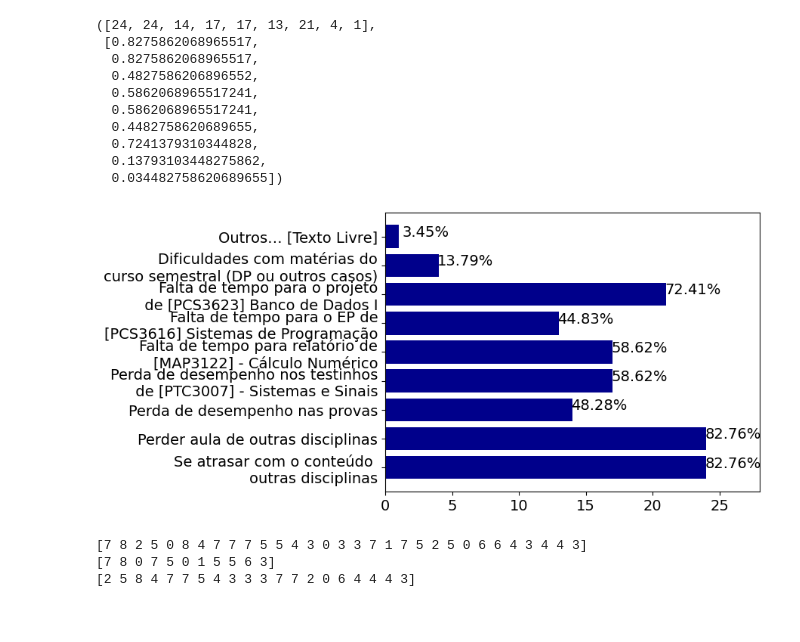
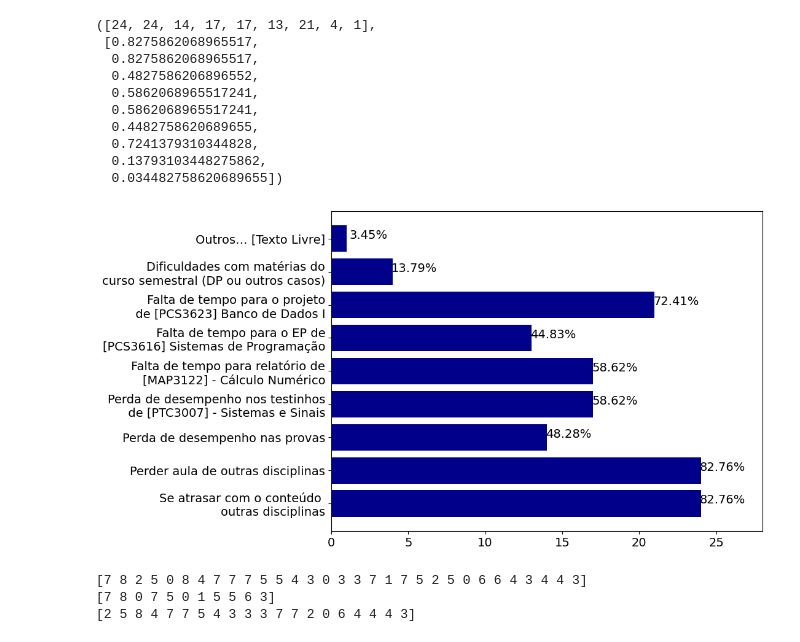
Before and after one commit to henriqueedu2001/pcs3635-health-research-data-analysis, a Jupyter notebook: analisys.ipynb, the cells around one changed output. Cells and saved outputs as stored; diff of their text form; code cells hidden in the pictures.

```diff
--- a/analisys.ipynb
+++ b/analisys.ipynb
@@ -1457,40 +1572,43 @@ PS_8_counting, PS_8_frequency
   0.034482758620689655])
 # %%
 # plotting PA_8 (general)
-fig, axs = plt.subplots()
+fig, axs = plt.subplots(figsize=(8, 6))
+
+# plt.rcParams.update({'font.size': 10})
+plt.tight_layout()
 
 PA_8_categories = [
     'Se atrasar com o conteúdo \noutras disciplinas',
     'Perder aula de outras disciplinas',
     'Perda de desempenho nas provas',
     'Perda de desempenho nos testinhos\n de [PTC3007] - Sistemas e Sinais',
     'Falta de tempo para relatório de\n[MAP3122] - Cálculo Numérico',
     'Falta de tempo para o EP de\n[PCS3616] Sistemas de Programação',
     'Falta de tempo para o projeto\n de [PCS3623] Banco de Dados I',
     'Dificuldades com matérias do\ncurso semestral (DP ou outros casos)',
     'Outros… [Texto Livre]'
 ]
 
 axs.barh(PA_8_categories, PS_8_counting, color=fig_default_color)
 axs.set_xlim(0, 28)
 
 # text in the right of the bars
 for i in range(9):
-    x = PS_8_counting[i] + right_bar_text_offset
+    x = PS_8_counting[i] + 0.7*right_bar_text_offset
     y = i
     percentage_str = get_percentage_str(fraction=PS_8_frequency[i])
 
     fig.text(x, y, percentage_str, ha='center', transform=plt.gca().transData)
 
 
 # save the figure in png format
 if save_all_figures:
-    plt.savefig('academic_imgs/PS_8_general')
+    plt.savefig('academic_imgs/PA_8_general')
 
 # showing the figure
 plt.show()
 # %% [output]
-[figure, old version]
+[figure, new version]
 # %%
 PA_8_df = df[['PA_8_1', 'PA_8_2', 'PA_8_3', 'PA_8_4', 'PA_8_5', 'PA_8_6', 'PA_8_7', 'PA_8_8', 'PA_8_9']]
 PA_8_df_monday = monday_df[['PA_8_1', 'PA_8_2', 'PA_8_3', 'PA_8_4', 'PA_8_5', 'PA_8_6', 'PA_8_7', 'PA_8_8', 'PA_8_9']]
```
Also changed, not shown: parts of 52 cells of this notebook.
